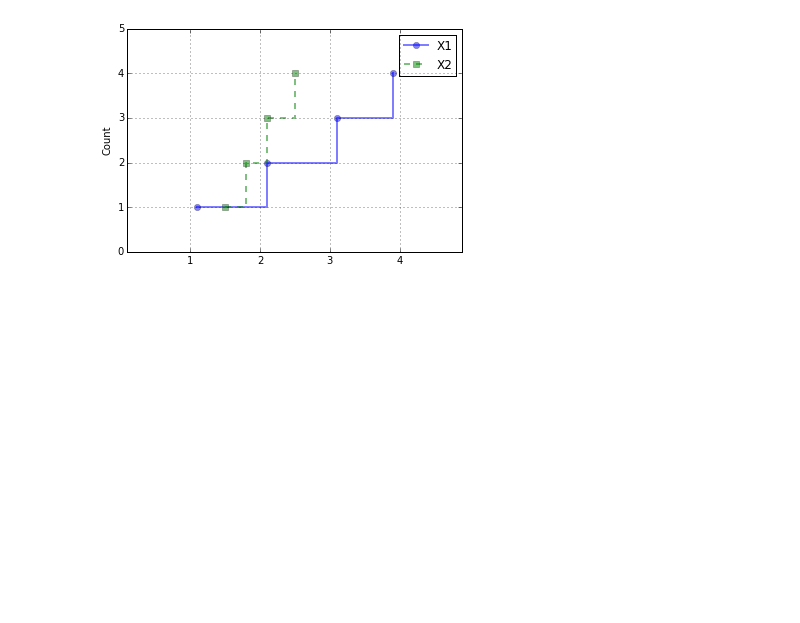
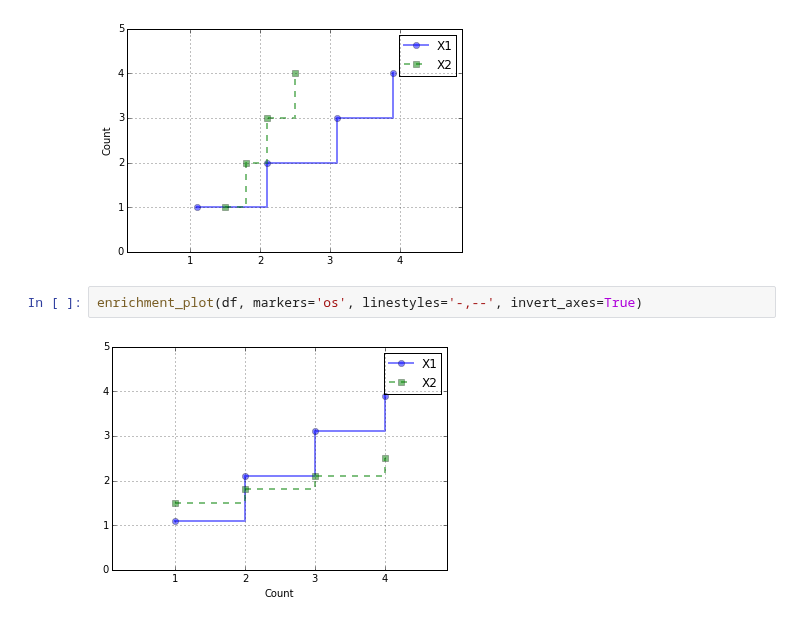
Before and after one commit to rasbt/mlxtend, a Jupyter notebook: docs/examples/matplotlib__enrichment_plot.ipynb, the cells around one changed output. Cells and saved outputs as stored; diff of their text form; blank space fills up the shorter version.

```diff
--- a/docs/examples/matplotlib__enrichment_plot.ipynb
+++ b/docs/examples/matplotlib__enrichment_plot.ipynb
@@ -42,3 +161,7 @@ enrichment_plot(df, markers='os')
 enrichment_plot(df, markers='os', linestyles='-,--')
 # %% [output]
 [figure]
+# %%
+enrichment_plot(df, markers='os', linestyles='-,--', invert_axes=True)
+# %% [output]
+[figure, added]
```
Also changed, not shown: parts of 4 cells of this notebook, 3 other files.
